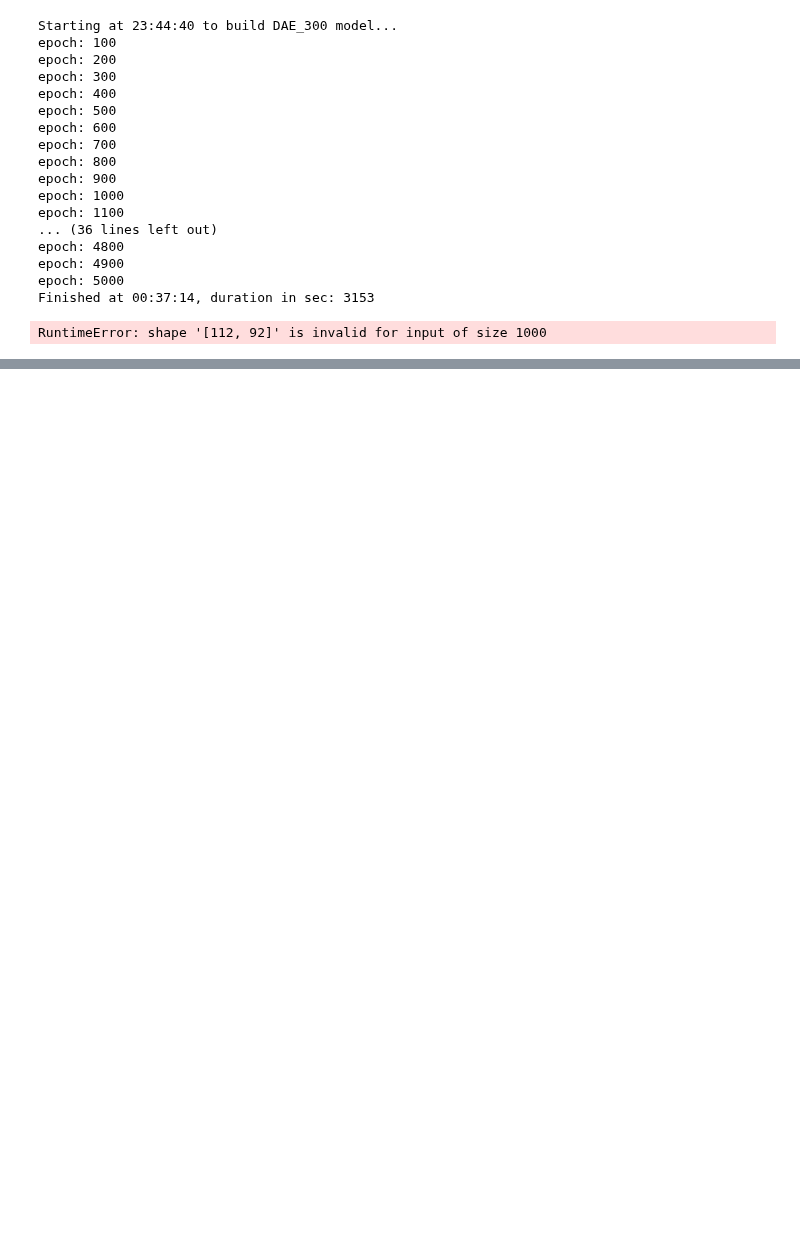
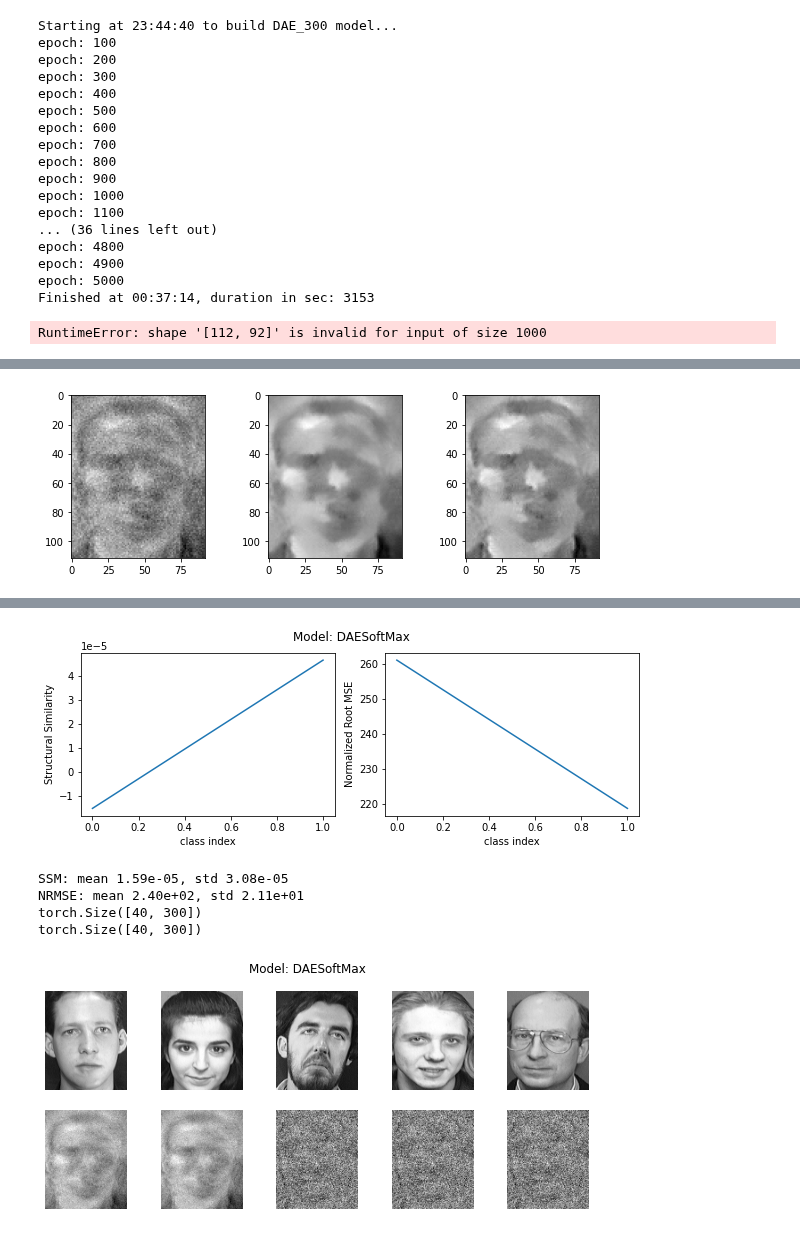
Before and after one commit to omgwenxx/machine_learning, a Jupyter notebook: assignment3/app/template.ipynb, the cells around one changed output, grey strips where cells are left out. Cells and saved outputs as stored; diff of their text form; code cells hidden in the pictures; blank space fills up the shorter version.

```diff
--- a/assignment3/app/template.ipynb
+++ b/assignment3/app/template.ipynb
@@ -95,3 +74,4 @@ NRMSE: mean 9.04e+06, std 1.01e+07
 # %%
-invertDAE(DAESoftMax(), lrMod=0.001, lrInv=0.001, nStep=20, processing=True, plot=True)
+invertDAE(DAESoftMax(), lrMod=0.001, lrInv=0.001, nStep=10, processing=True, plot=True)
 # %% [output]
+[figure, added]
@@ -99,2 +80,8 @@ KeyboardInterrupt:
+[figure, added]
+SSM: mean 1.59e-05, std 3.08e-05
+NRMSE: mean 2.40e+02, std 2.11e+01
+torch.Size([40, 300])
+torch.Size([40, 300])
+[figure, added]
 # %%
 buildModel(SoftMax(), lRate=0.01, epochs=30, plot=True)
```
Also changed, not shown: parts of 6 cells of this notebook, 2 other files.
